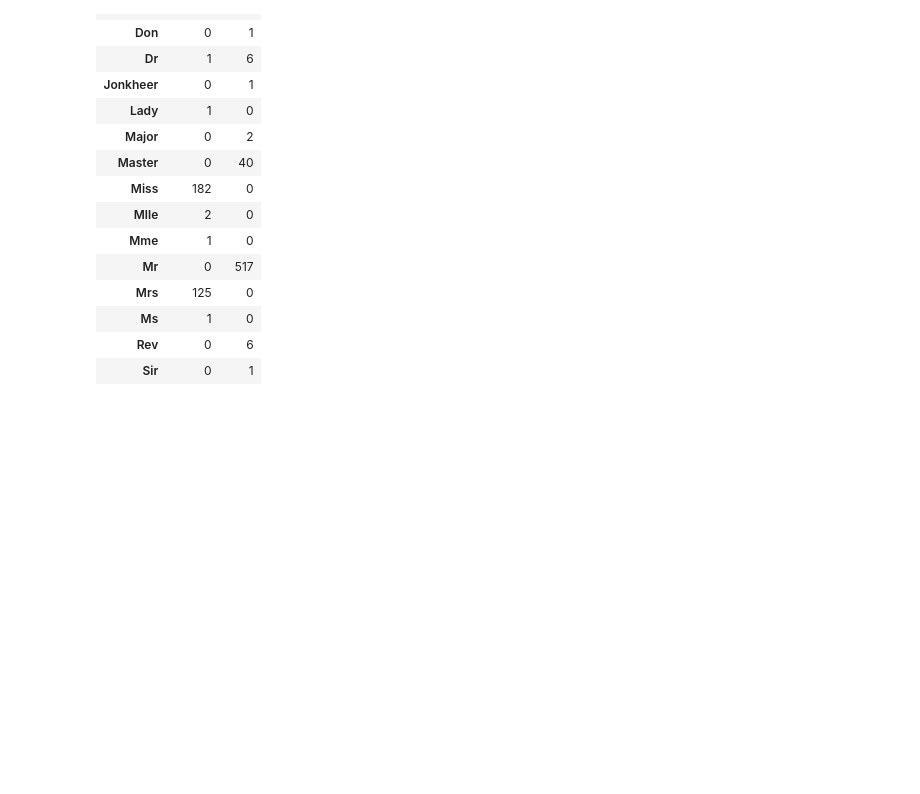
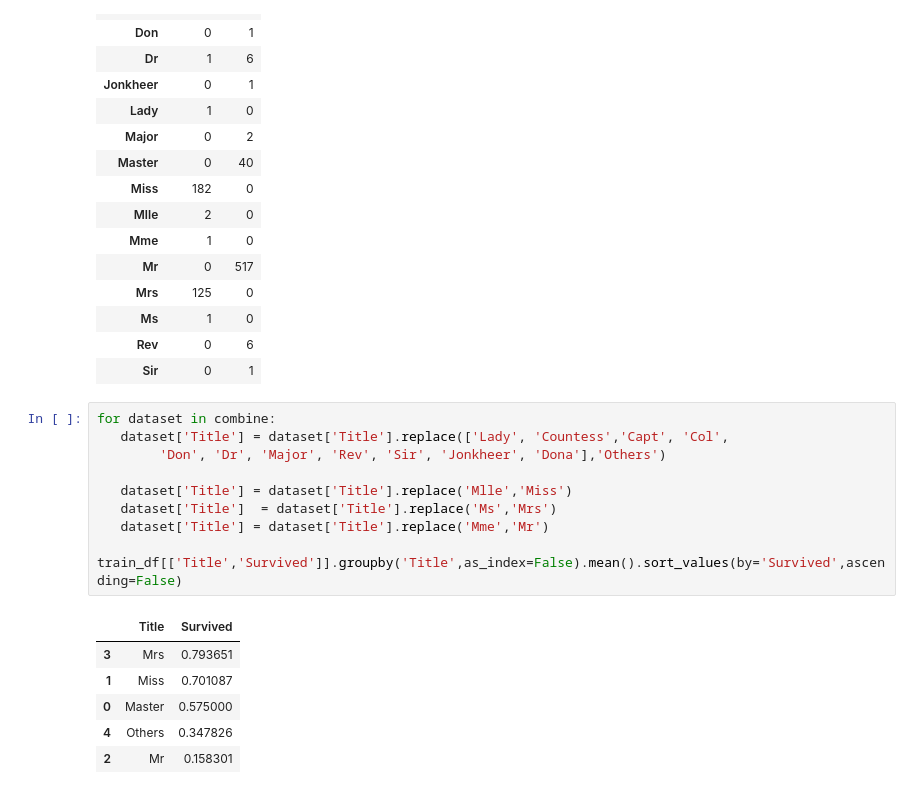
Before and after one commit to Imran1hp/Titanic---Machine-Learning-from-Disaster, a Jupyter notebook: Titanic_data_set.ipynb, the cells around one changed output. Drawn from its saved outputs; the diff is of its cells as text; blank space fills up the shorter version.

```diff
--- a/Titanic_data_set.ipynb
+++ b/Titanic_data_set.ipynb
@@ -279,3 +275,20 @@ invalid escape sequence '\.'
 | Ms | 1 | 0 |
 | Rev | 0 | 6 |
 | Sir | 0 | 1 |
+# %%
+for dataset in combine:
+   dataset['Title'] = dataset['Title'].replace(['Lady', 'Countess','Capt', 'Col',
+        'Don', 'Dr', 'Major', 'Rev', 'Sir', 'Jonkheer', 'Dona'],'Others')
+
+   dataset['Title'] = dataset['Title'].replace('Mlle','Miss')
+   dataset['Title']  = dataset['Title'].replace('Ms','Mrs')
+   dataset['Title'] = dataset['Title'].replace('Mme','Mr')
+
+train_df[['Title','Survived']].groupby('Title',as_index=False).mean().sort_values(by='Survived',ascending=False)
+# %% [output]
+|  | Title | Survived |
+| 3 | Mrs | 0.793651 |
+| 1 | Miss | 0.701087 |
+| 0 | Master | 0.575000 |
+| 4 | Others | 0.347826 |
+| 2 | Mr | 0.158301 |
```
Also changed, not shown: parts of 6 cells of this notebook.
